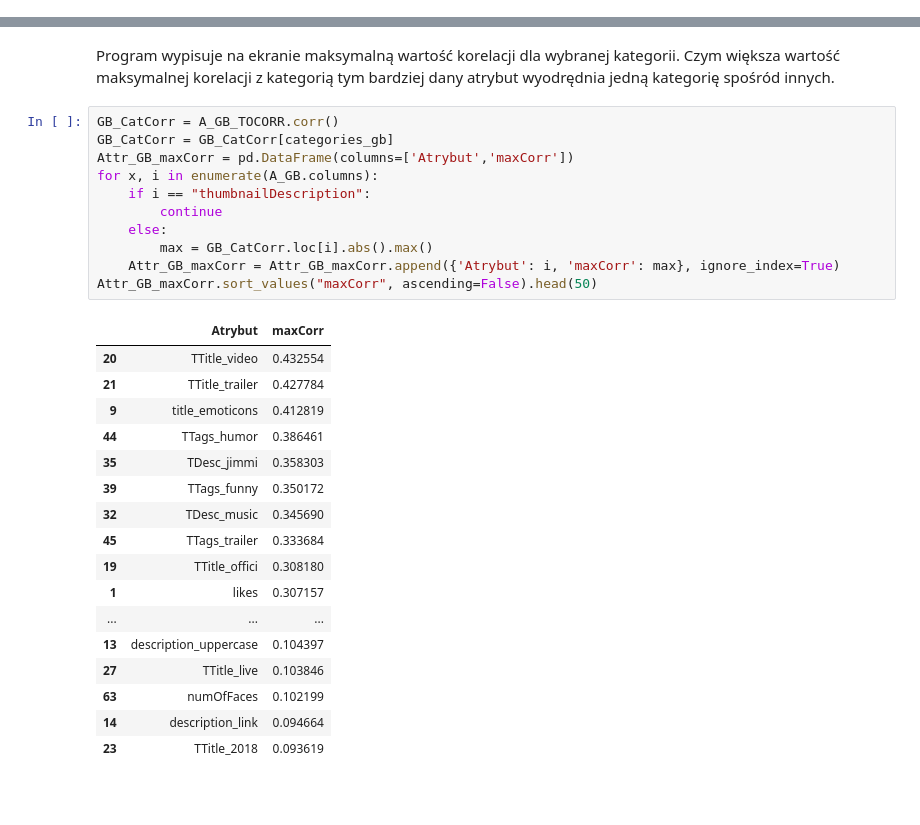
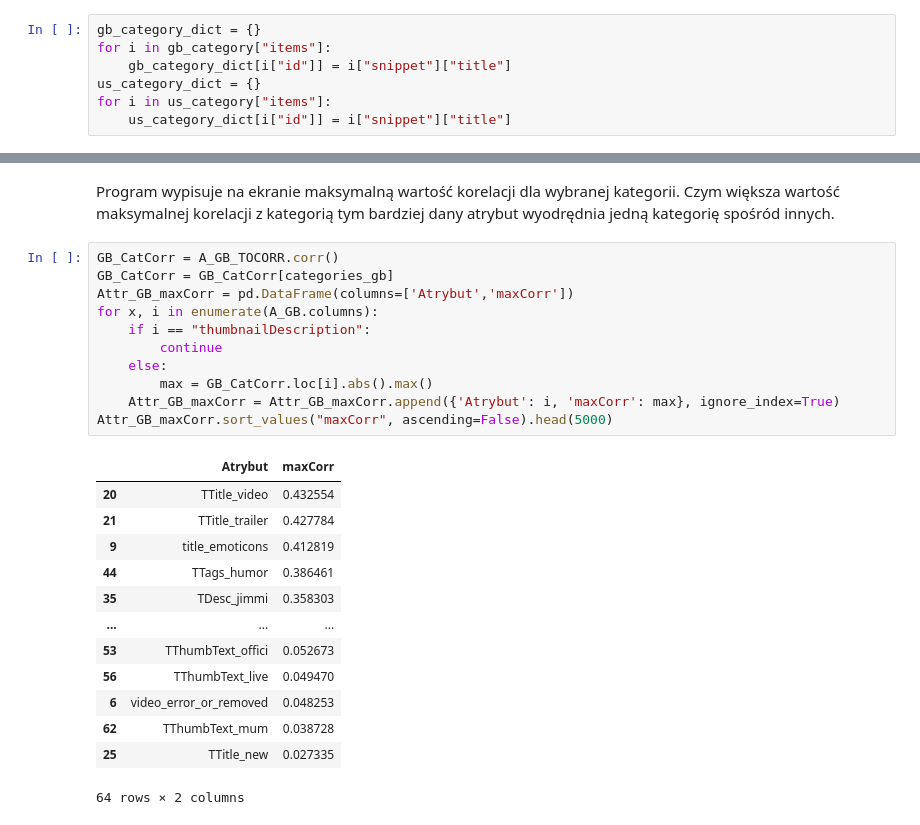
Before and after one commit to Southeaven/PED, a Jupyter notebook: ch1.ipynb, the cells around one changed output, grey strips where cells are left out. Drawn from its saved outputs; the diff is of its cells as text; blank space fills up the shorter version.

```diff
--- a/ch1.ipynb
+++ b/ch1.ipynb
@@ -20,3 +21,10 @@ gb_videos_raw = pd.read_csv("data/GB_videos_5p.csv", sep=';')
 gb_category = pd.read_json("data/GB_category_id.json")
 us_videos_raw = pd.read_csv("data/US_videos_5p.csv", sep=';')
 us_category = pd.read_json("data/US_category_id.json")
+# %%
+gb_category_dict = {}
+for i in gb_category["items"]:
+    gb_category_dict[i["id"]] = i["snippet"]["title"]
+us_category_dict = {}
+for i in us_category["items"]:
+    us_category_dict[i["id"]] = i["snippet"]["title"]
@@ -1566,32 +1578,28 @@ Program wypisuje na ekranie maksymalną wartość korelacji dla wybranej kategor
 # %%
 GB_CatCorr = A_GB_TOCORR.corr()
 GB_CatCorr = GB_CatCorr[categories_gb]
 Attr_GB_maxCorr = pd.DataFrame(columns=['Atrybut','maxCorr'])
 for x, i in enumerate(A_GB.columns):
     if i == "thumbnailDescription":
         continue
     else:
         max = GB_CatCorr.loc[i].abs().max()
     Attr_GB_maxCorr = Attr_GB_maxCorr.append({'Atrybut': i, 'maxCorr': max}, ignore_index=True)
-Attr_GB_maxCorr.sort_values("maxCorr", ascending=False).head(50)
+Attr_GB_maxCorr.sort_values("maxCorr", ascending=False).head(5000)
 # %% [output]
 |  | Atrybut | maxCorr |
 | 20 | TTitle_video | 0.432554 |
 | 21 | TTitle_trailer | 0.427784 |
 | 9 | title_emoticons | 0.412819 |
 | 44 | TTags_humor | 0.386461 |
 | 35 | TDesc_jimmi | 0.358303 |
-| 39 | TTags_funny | 0.350172 |
-| 32 | TDesc_music | 0.345690 |
-| 45 | TTags_trailer | 0.333684 |
-| 19 | TTitle_offici | 0.308180 |
-| 1 | likes | 0.307157 |
 | ... | ... | ... |
-| 13 | description_uppercase | 0.104397 |
-| 27 | TTitle_live | 0.103846 |
-| 63 | numOfFaces | 0.102199 |
-| 14 | description_link | 0.094664 |
-| 23 | TTitle_2018 | 0.093619 |
+| 53 | TThumbText_offici | 0.052673 |
+| 56 | TThumbText_live | 0.049470 |
+| 6 | video_error_or_removed | 0.048253 |
+| 62 | TThumbText_mum | 0.038728 |
+| 25 | TTitle_new | 0.027335 |
+64 rows × 2 columns
 # %%
 US_CatCorr = A_US_TOCORR.corr()
 US_CatCorr = US_CatCorr[categories_us]
```
Also changed, not shown: parts of 21 cells of this notebook.
